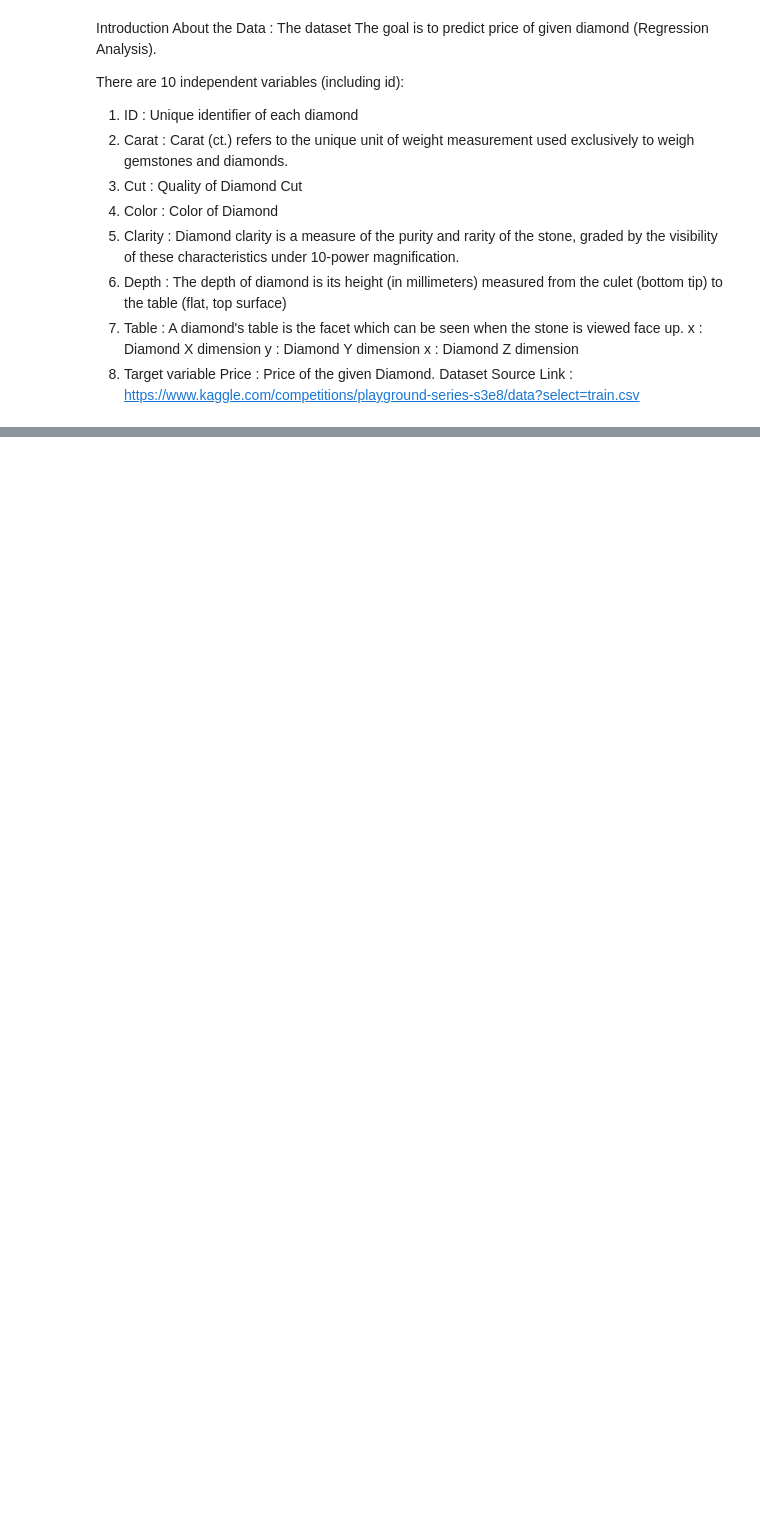
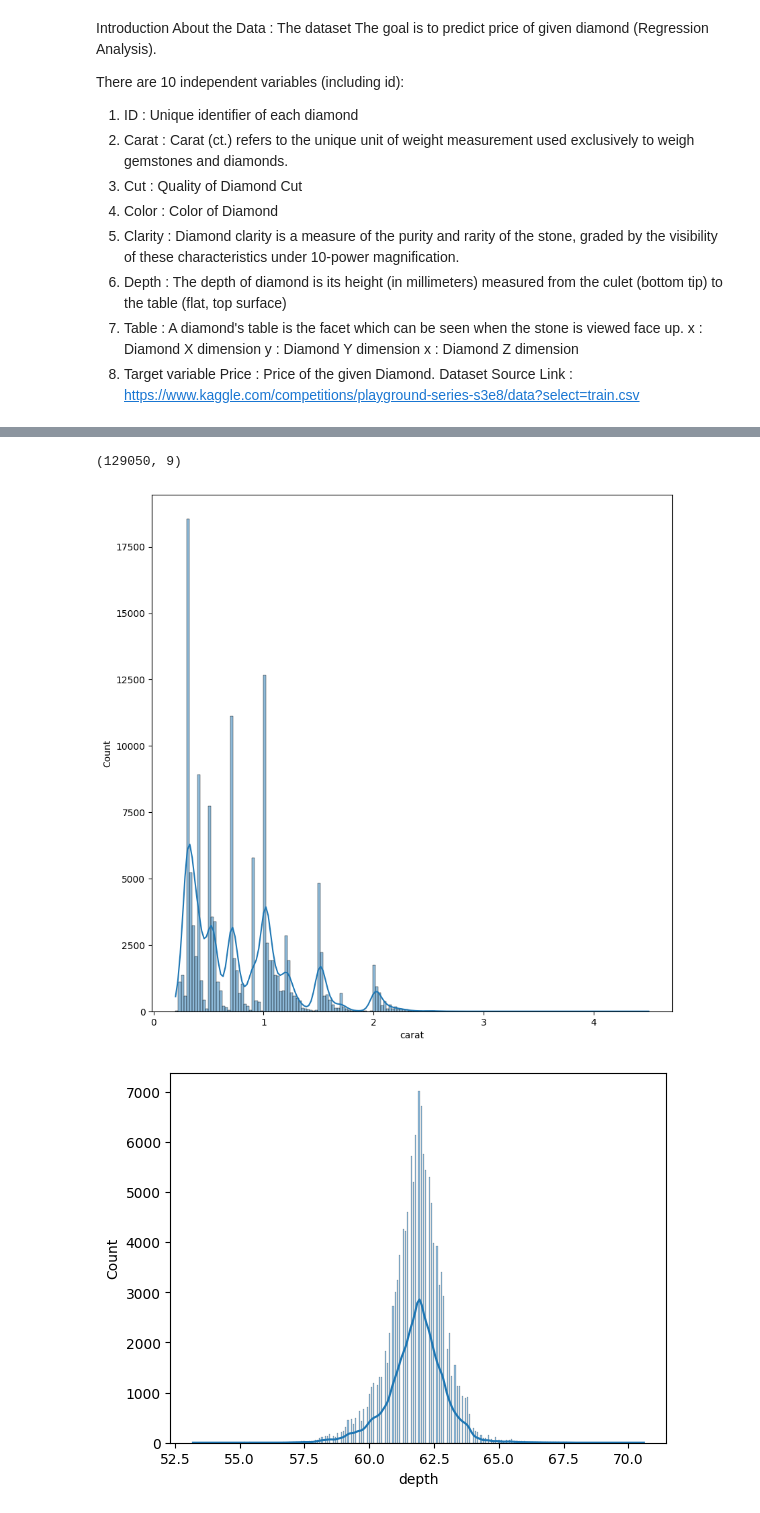
Before and after one commit to tharwai/mlbtest, a Jupyter notebook: notebook/EDA.ipynb, the cells around one changed output, grey strips where cells are left out. Cells and saved outputs as stored; diff of their text form; code cells hidden in the pictures; blank space fills up the shorter version.

```diff
--- a/notebook/EDA.ipynb
+++ b/notebook/EDA.ipynb
@@ -26,0 +27,2 @@ Dataset Source Link : https://www.kaggle.com/competitions/playground-series-s3e8
+# %%
+df=pd.read_csv(r'E:\Projects\notebook\data\test.csv')
@@ -26,0 +84,2 @@ Dataset Source Link : https://www.kaggle.com/competitions/playground-series-s3e8
+# %%
+df=df.drop(columns=['id'])
@@ -26,0 +90,2 @@ Dataset Source Link : https://www.kaggle.com/competitions/playground-series-s3e8
+# %%
+num_cols=df.columns[df.dtypes!='object']
@@ -26,0 +156,4 @@ Dataset Source Link : https://www.kaggle.com/competitions/playground-series-s3e8
+# %%
+df.shape
+# %% [output]
+(129050, 9)
@@ -26,0 +163,8 @@ Dataset Source Link : https://www.kaggle.com/competitions/playground-series-s3e8
+# %%
+plt.figure(figsize=(10,10))
+for i in num_cols:
+    sns.histplot(df,x=i,kde=True)
+    plt.show()
+# %% [output]
+[figure, added]
+[figure, added]
```
Also changed, not shown: parts of 30 cells of this notebook, 5 other files.
